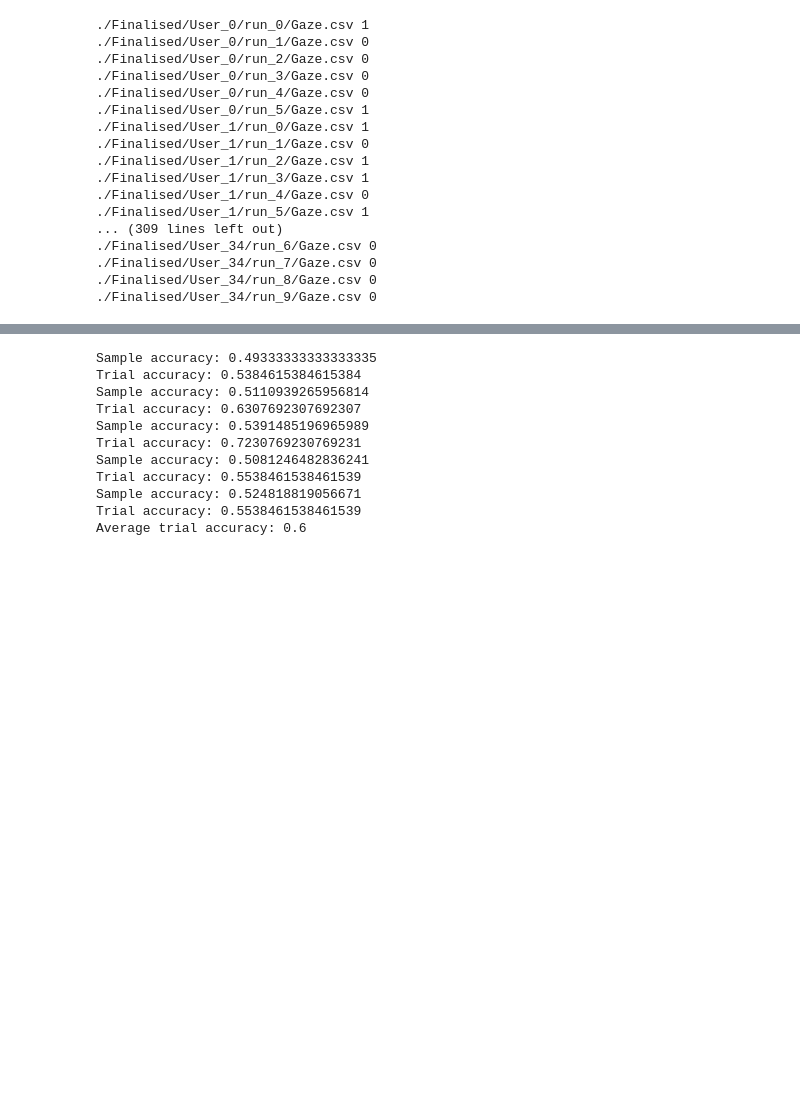
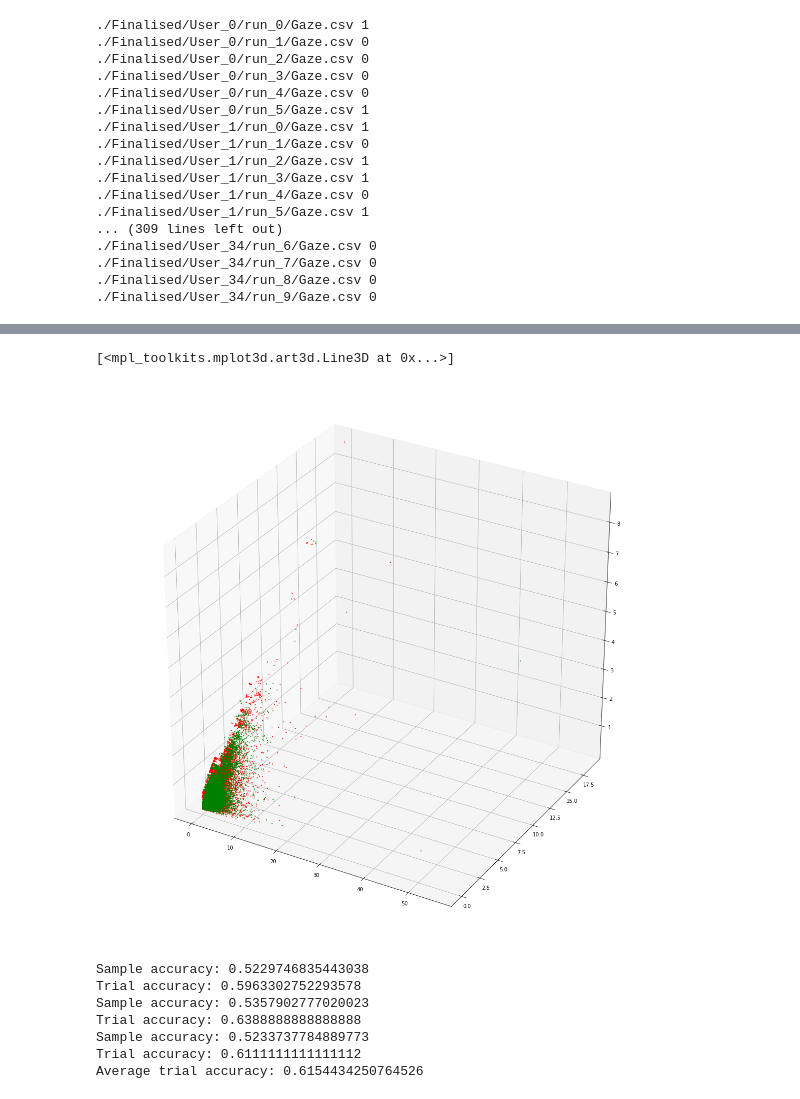
Before and after one commit to Nusserle/LieDetection, a Jupyter notebook: LieDetectionTest_Gaze.ipynb, the cells around one changed output, grey strips where cells are left out. Saved outputs shown, nothing was run; the diff lists cells and outputs as text; code cells hidden in the pictures; blank space fills up the shorter version.

```diff
--- a/LieDetectionTest_Gaze.ipynb
+++ b/LieDetectionTest_Gaze.ipynb
@@ -157,3 +169,17 @@ plt.xlim(0,1)
+# %%
+from mpl_toolkits.mplot3d import Axes3D
+
+all_data = pd.concat(processed_data)
+
+fig = plt.figure(figsize=(20,20))
+ax = fig.add_subplot(111, projection='3d')
+plt.plot(all_data[all_data["Truth"] == 0]["VELOCITY"], all_data[all_data["Truth"] == 0]["DISTANCE_FROM_CENTRE"], all_data[all_data["Truth"] == 0]["DISTANCE_FROM_MEAN"], "ro", markersize=1)
+plt.plot(all_data[all_data["Truth"] == 1]["VELOCITY"], all_data[all_data["Truth"] == 1]["DISTANCE_FROM_CENTRE"], all_data[all_data["Truth"] == 1]["DISTANCE_FROM_MEAN"],"go", markersize=1)
+#plt.ylim(0,1)
+#plt.xlim(0,1)
+# %% [output]
+[<mpl_toolkits.mplot3d.art3d.Line3D at 0x...>]
+[figure, added]
 # %%
 from sklearn.tree import DecisionTreeClassifier
 from sklearn.ensemble import RandomForestClassifier
@@ -161,7 +187,7 @@ from sklearn.model_selection import train_test_split
 from sklearn.model_selection import KFold
 
 avg_trial = []
-kf = KFold(n_splits=5)
+kf = KFold(n_splits=3)
 for train_index, test_index in kf.split(filtered_data):
   train_data_trial = []
   for i in train_index:
@@ -191,17 +217,13 @@ for train_index, test_index in kf.split(filtered_data):
 
 print("Average trial accuracy:", np.average(avg_trial) )
 # %% [output]
-Sample accuracy: 0.49333333333333335
-Trial accuracy: 0.5384615384615384
-Sample accuracy: 0.5110939265956814
-Trial accuracy: 0.6307692307692307
-Sample accuracy: 0.5391485196965989
-Trial accuracy: 0.7230769230769231
-Sample accuracy: 0.5081246482836241
-Trial accuracy: 0.5538461538461539
-Sample accuracy: 0.524818819056671
-Trial accuracy: 0.5538461538461539
-Average trial accuracy: 0.6
+Sample accuracy: 0.5229746835443038
+Trial accuracy: 0.5963302752293578
+Sample accuracy: 0.5357902777020023
+Trial accuracy: 0.6388888888888888
+Sample accuracy: 0.5233737784889773
+Trial accuracy: 0.6111111111111112
+Average trial accuracy: 0.6154434250764526
 # %%
 user_dict = {}
 i = 0
```
Also changed, not shown: parts of 5 cells of this notebook.
